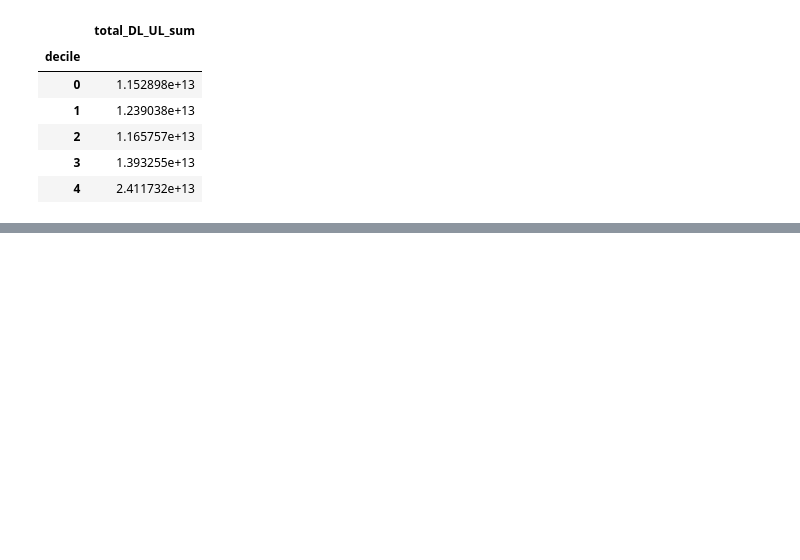
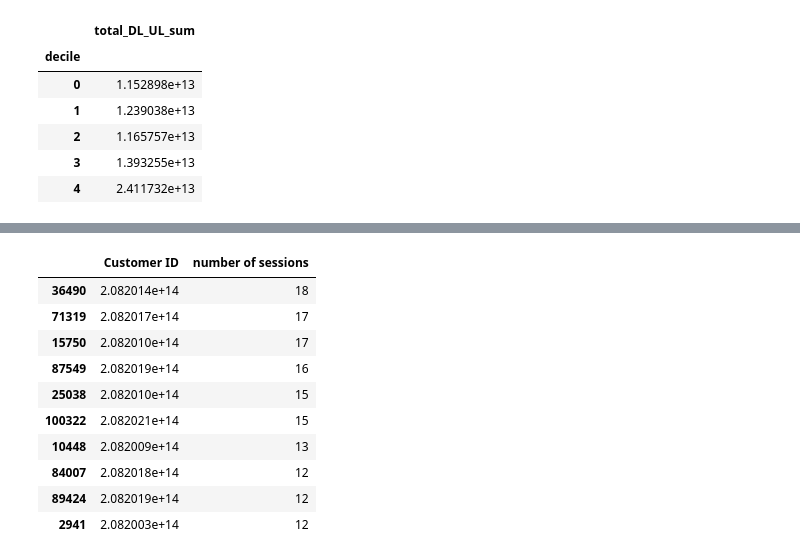
Before and after one commit to maxi1571/Telecommunication-User-Analytics, a Jupyter notebook: notebooks/data_analysis.ipynb, the cells around one changed output, grey strips where cells are left out. Saved outputs shown, nothing was run; the diff lists cells and outputs as text; code cells hidden in the pictures; blank space fills up the shorter version.

```diff
--- a/notebooks/data_analysis.ipynb
+++ b/notebooks/data_analysis.ipynb
@@ -574,0 +587,15 @@ data_per_decile
+# %%
+#Top 10 customer ID with session frequency
+new.sort_values(by='number of sessions', ascending=False)[['Customer ID','number of sessions']].head(10)
+# %% [output]
+|  | Customer ID | number of sessions |
+| 36490 | 2.082014e+14 | 18 |
+| 71319 | 2.082017e+14 | 17 |
+| 15750 | 2.082010e+14 | 17 |
+| 87549 | 2.082019e+14 | 16 |
+| 25038 | 2.082010e+14 | 15 |
+| 100322 | 2.082021e+14 | 15 |
+| 10448 | 2.082009e+14 | 13 |
+| 84007 | 2.082018e+14 | 12 |
+| 89424 | 2.082019e+14 | 12 |
+| 2941 | 2.082003e+14 | 12 |
```
Also changed, not shown: parts of 4 cells of this notebook.
